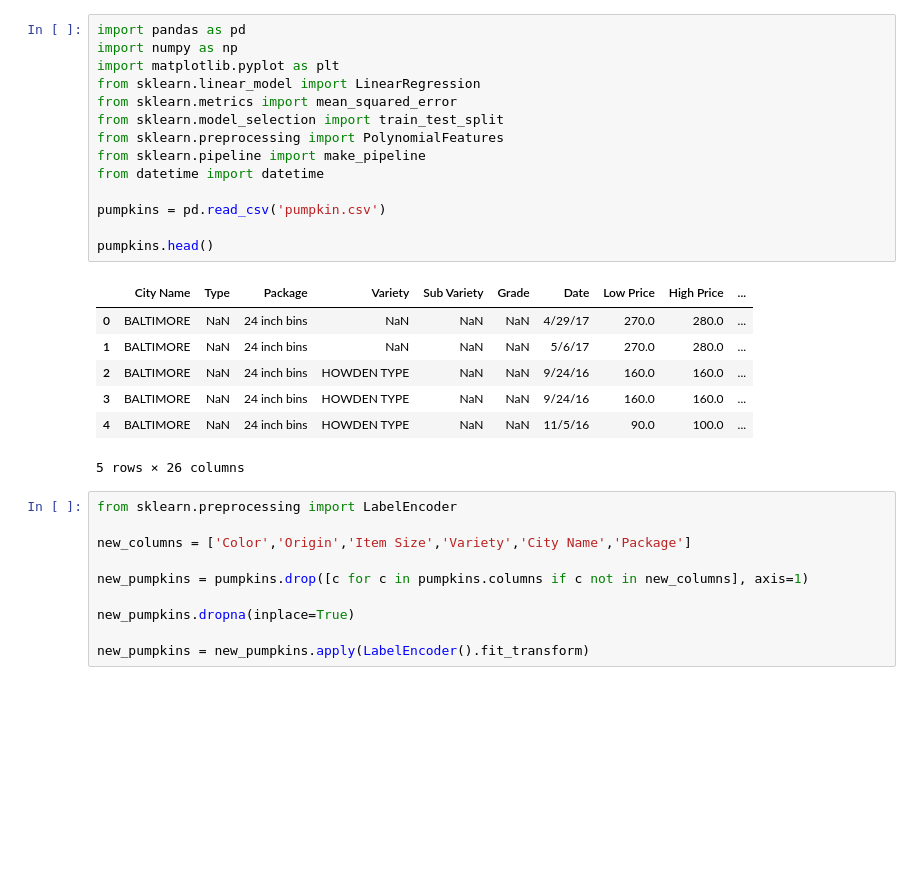
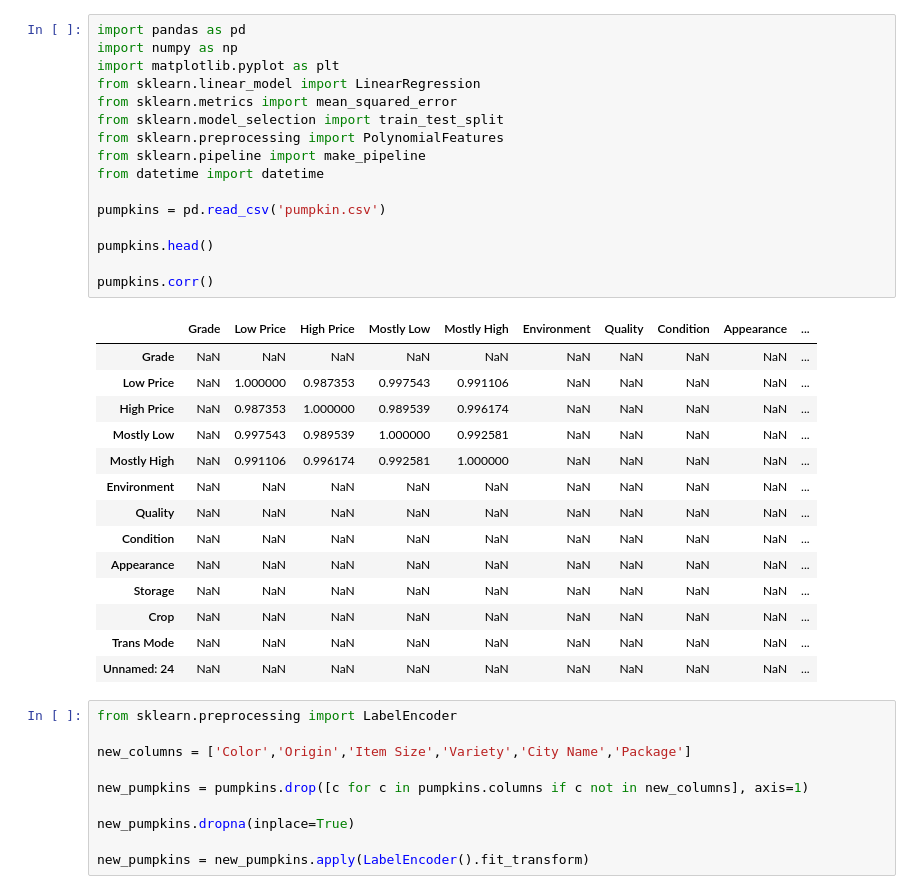
Before and after one commit to vinayak5002/ml, a Jupyter notebook: prev/regression/Logistic/logi.ipynb, the cells around one changed output. Cells and saved outputs as stored; diff of their text form; blank space fills up the shorter version.

```diff
--- a/regression/Logistic/logi.ipynb
+++ b/prev/regression/Logistic/logi.ipynb
@@ -1,25 +1,34 @@
 # %%
 import pandas as pd
 import numpy as np
 import matplotlib.pyplot as plt
 from sklearn.linear_model import LinearRegression
 from sklearn.metrics import mean_squared_error
 from sklearn.model_selection import train_test_split
 from sklearn.preprocessing import PolynomialFeatures
 from sklearn.pipeline import make_pipeline
 from datetime import datetime
 
 pumpkins = pd.read_csv('pumpkin.csv')
 
 pumpkins.head()
+
+pumpkins.corr()
 # %% [output]
-|  | City Name | Type | Package | Variety | Sub Variety | Grade | Date | Low Price | High Price | ... |
-| 0 | BALTIMORE | NaN | 24 inch bins | NaN | NaN | NaN | 4/29/17 | 270.0 | 280.0 | ... |
-| 1 | BALTIMORE | NaN | 24 inch bins | NaN | NaN | NaN | 5/6/17 | 270.0 | 280.0 | ... |
-| 2 | BALTIMORE | NaN | 24 inch bins | HOWDEN TYPE | NaN | NaN | 9/24/16 | 160.0 | 160.0 | ... |
-| 3 | BALTIMORE | NaN | 24 inch bins | HOWDEN TYPE | NaN | NaN | 9/24/16 | 160.0 | 160.0 | ... |
-| 4 | BALTIMORE | NaN | 24 inch bins | HOWDEN TYPE | NaN | NaN | 11/5/16 | 90.0 | 100.0 | ... |
+|  | Grade | Low Price | High Price | Mostly Low | Mostly High | Environment | Quality | Condition | Appearance | ... |
+| Grade | NaN | NaN | NaN | NaN | NaN | NaN | NaN | NaN | NaN | ... |
+| Low Price | NaN | 1.000000 | 0.987353 | 0.997543 | 0.991106 | NaN | NaN | NaN | NaN | ... |
+| High Price | NaN | 0.987353 | 1.000000 | 0.989539 | 0.996174 | NaN | NaN | NaN | NaN | ... |
+| Mostly Low | NaN | 0.997543 | 0.989539 | 1.000000 | 0.992581 | NaN | NaN | NaN | NaN | ... |
+| Mostly High | NaN | 0.991106 | 0.996174 | 0.992581 | 1.000000 | NaN | NaN | NaN | NaN | ... |
+| Environment | NaN | NaN | NaN | NaN | NaN | NaN | NaN | NaN | NaN | ... |
+| Quality | NaN | NaN | NaN | NaN | NaN | NaN | NaN | NaN | NaN | ... |
+| Condition | NaN | NaN | NaN | NaN | NaN | NaN | NaN | NaN | NaN | ... |
+| Appearance | NaN | NaN | NaN | NaN | NaN | NaN | NaN | NaN | NaN | ... |
+| Storage | NaN | NaN | NaN | NaN | NaN | NaN | NaN | NaN | NaN | ... |
+| Crop | NaN | NaN | NaN | NaN | NaN | NaN | NaN | NaN | NaN | ... |
+| Trans Mode | NaN | NaN | NaN | NaN | NaN | NaN | NaN | NaN | NaN | ... |
+| Unnamed: 24 | NaN | NaN | NaN | NaN | NaN | NaN | NaN | NaN | NaN | ... |
-5 rows × 26 columns
 # %%
 from sklearn.preprocessing import LabelEncoder
 
```
Also changed, not shown: 15 other files.
